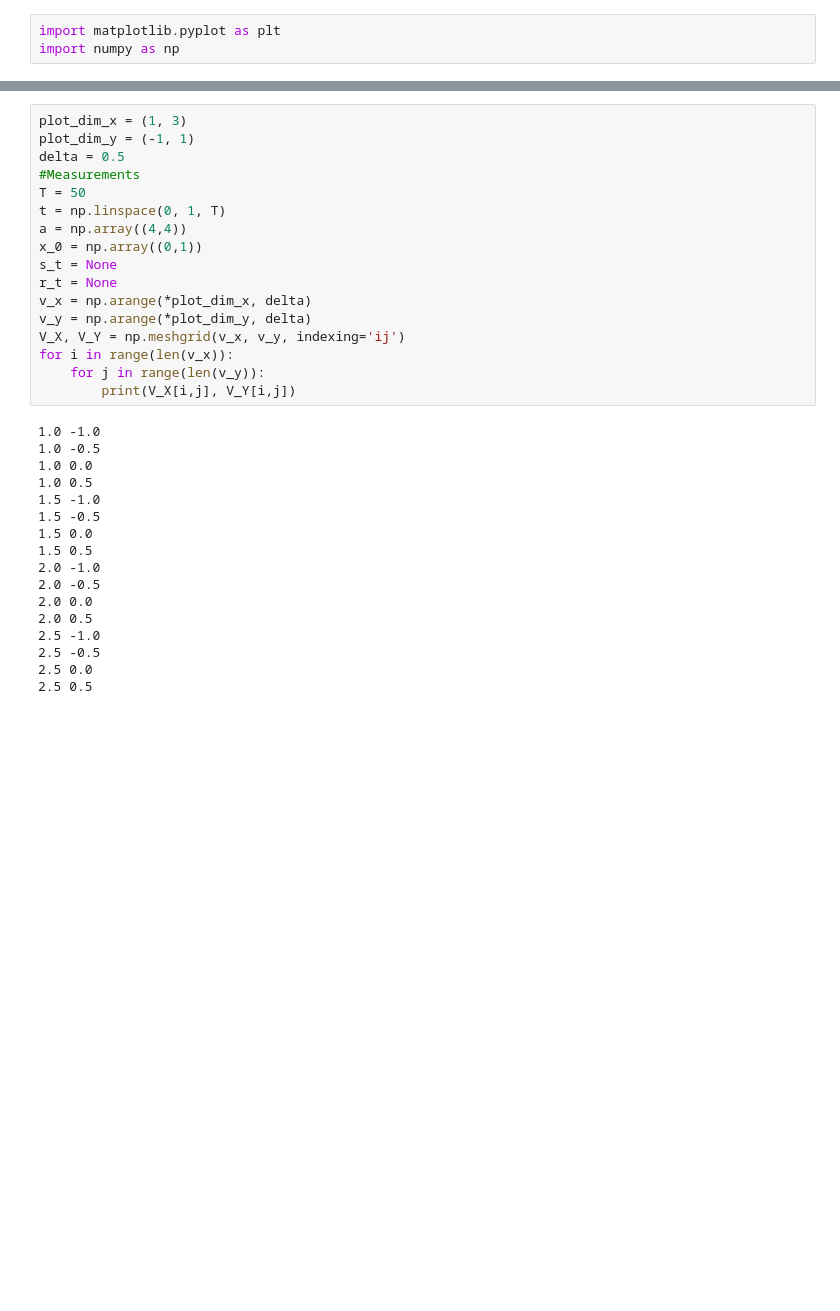
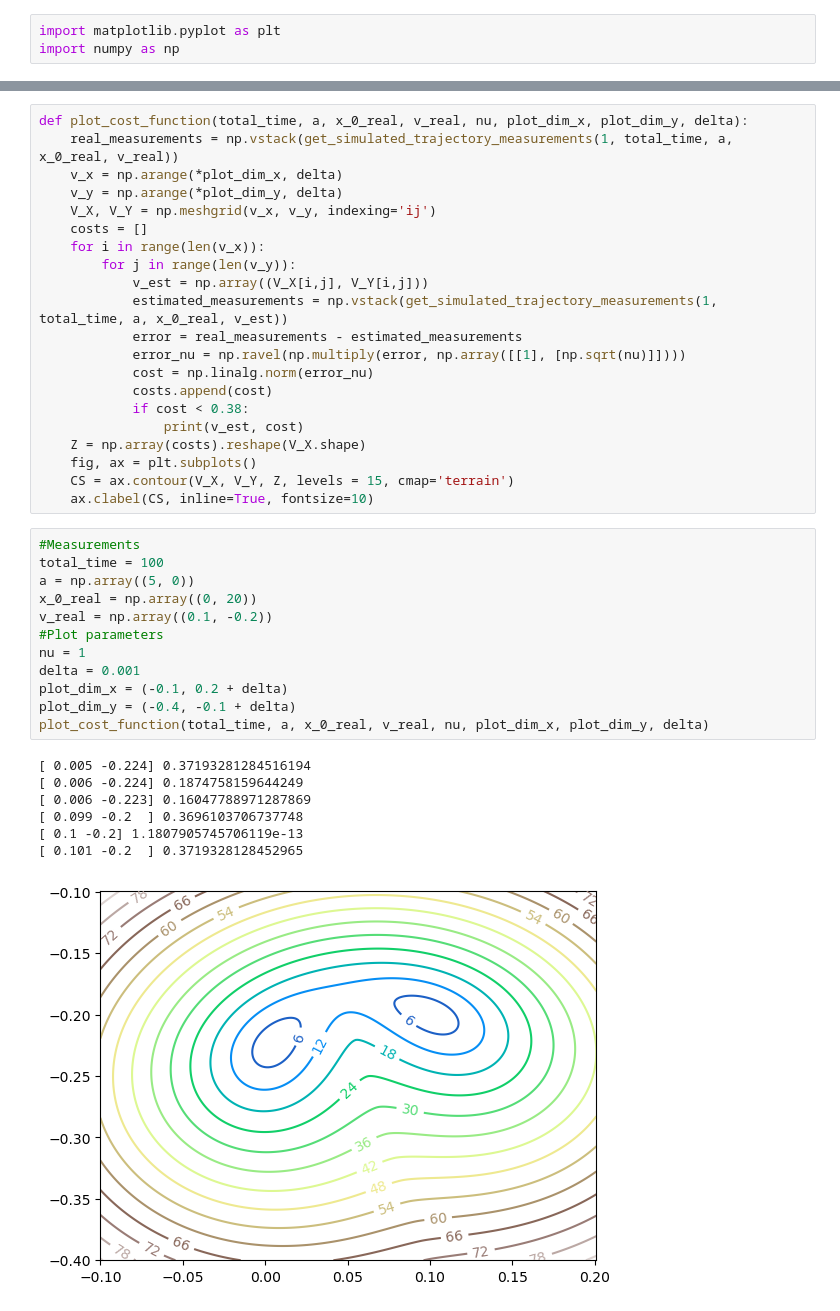
Before and after one commit to 1-0-GO/OA-2023-Localization-problem, a Jupyter notebook: task_14.ipynb, the cells around one changed output, grey strips where cells are left out. Saved outputs shown, nothing was run; the diff lists cells and outputs as text; blank space fills up the shorter version.

```diff
--- a/task_14.ipynb
+++ b/task_14.ipynb
@@ -32,34 +33,41 @@ def get_simulated_trajectory_measurements(f, T, a, x_0, v):
-# %%
-plot_dim_x = (1, 3)
-plot_dim_y = (-1, 1)
-delta = 0.5
-#Measurements
-T = 50
-t = np.linspace(0, 1, T)
-a = np.array((4,4))
-x_0 = np.array((0,1))
-s_t = None
-r_t = None
-v_x = np.arange(*plot_dim_x, delta)
-v_y = np.arange(*plot_dim_y, delta)
-V_X, V_Y = np.meshgrid(v_x, v_y, indexing='ij')
-for i in range(len(v_x)):
-    for j in range(len(v_y)):
-        print(V_X[i,j], V_Y[i,j])
-# %% [output]
-1.0 -1.0
-1.0 -0.5
-1.0 0.0
-1.0 0.5
-1.5 -1.0
-1.5 -0.5
-1.5 0.0
-1.5 0.5
-2.0 -1.0
-2.0 -0.5
-2.0 0.0
-2.0 0.5
-2.5 -1.0
-2.5 -0.5
-2.5 0.0
-2.5 0.5
+# %%
+def plot_cost_function(total_time, a, x_0_real, v_real, nu, plot_dim_x, plot_dim_y, delta):
+    real_measurements = np.vstack(get_simulated_trajectory_measurements(1, total_time, a, x_0_real, v_real))
+    v_x = np.arange(*plot_dim_x, delta)
+    v_y = np.arange(*plot_dim_y, delta)
+    V_X, V_Y = np.meshgrid(v_x, v_y, indexing='ij')
+    costs = []
+    for i in range(len(v_x)):
+        for j in range(len(v_y)):
+            v_est = np.array((V_X[i,j], V_Y[i,j]))
+            estimated_measurements = np.vstack(get_simulated_trajectory_measurements(1, total_time, a, x_0_real, v_est))
+            error = real_measurements - estimated_measurements
+            error_nu = np.ravel(np.multiply(error, np.array([[1], [np.sqrt(nu)]])))
+            cost = np.linalg.norm(error_nu)
+            costs.append(cost)
+            if cost < 0.38:
+                print(v_est, cost)
+    Z = np.array(costs).reshape(V_X.shape)
+    fig, ax = plt.subplots()
+    CS = ax.contour(V_X, V_Y, Z, levels = 15, cmap='terrain')
+    ax.clabel(CS, inline=True, fontsize=10)
+# %%
+#Measurements
+total_time = 100
+a = np.array((5, 0))
+x_0_real = np.array((0, 20))
+v_real = np.array((0.1, -0.2))
+#Plot parameters
+nu = 1
+delta = 0.001
+plot_dim_x = (-0.1, 0.2 + delta)
+plot_dim_y = (-0.4, -0.1 + delta)
+plot_cost_function(total_time, a, x_0_real, v_real, nu, plot_dim_x, plot_dim_y, delta)
+# %% [output]
+[ 0.005 -0.224] 0.37193281284516194
+[ 0.006 -0.224] 0.1874758159644249
+[ 0.006 -0.223] 0.16047788971287869
+[ 0.099 -0.2  ] 0.3696103706737748
+[ 0.1 -0.2] 1.1807905745706119e-13
+[ 0.101 -0.2  ] 0.3719328128452965
+[figure, added]
```
Also changed, not shown: parts of 5 cells of this notebook.
